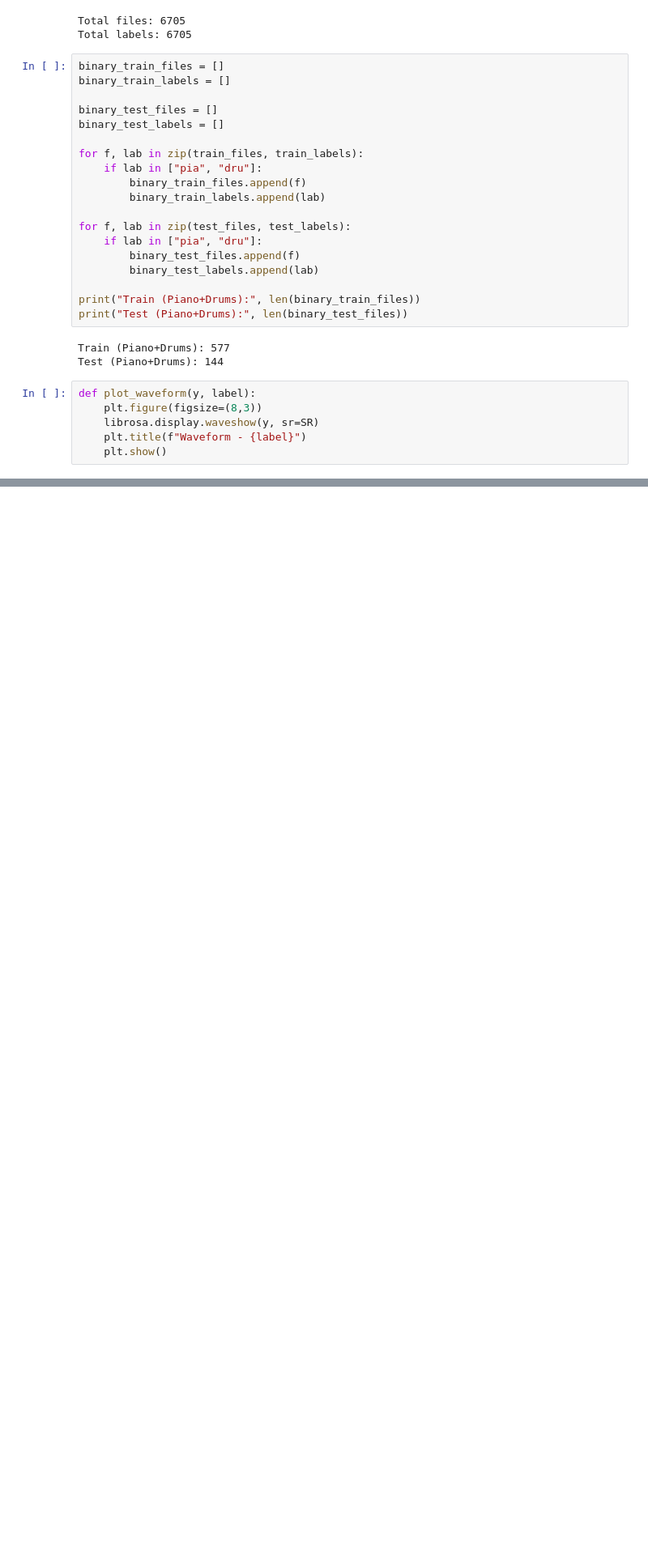
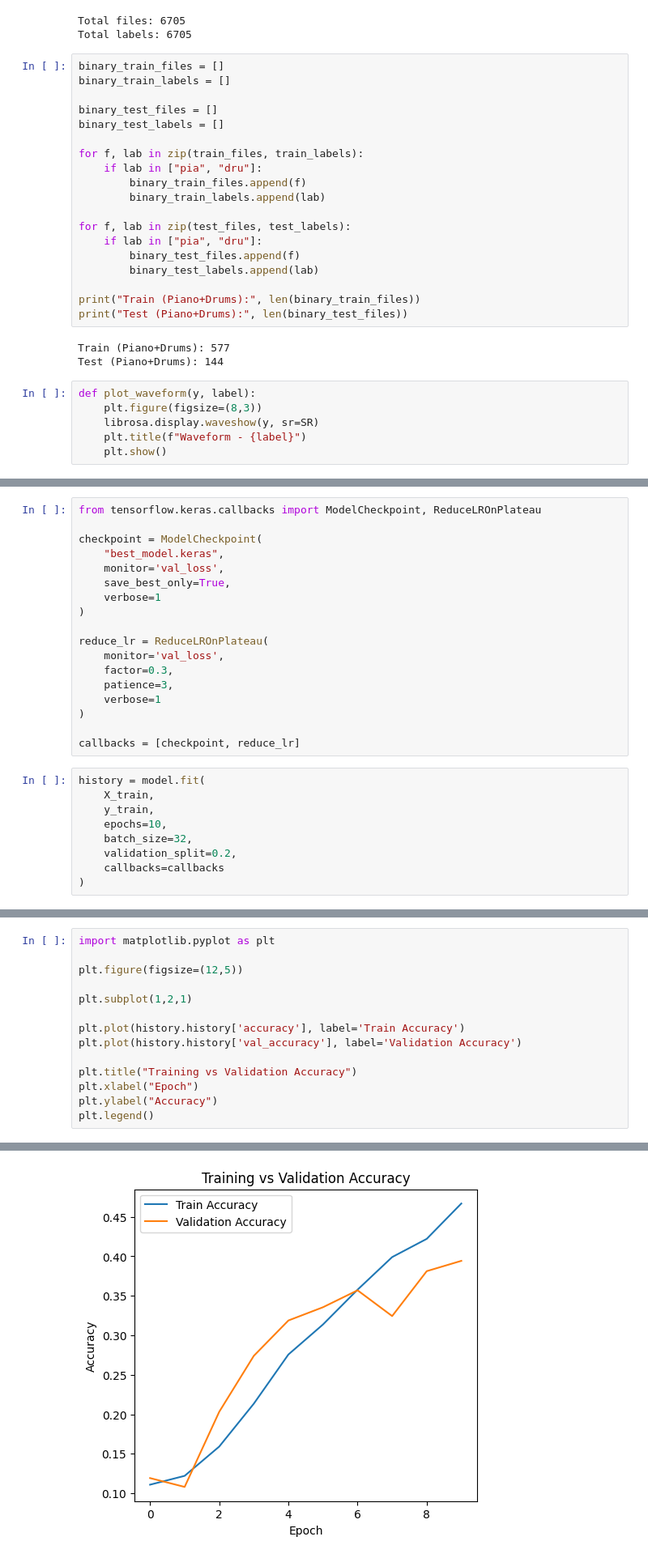
Before and after one commit to springboardmentor1234x-stack/CNN-Music-Instrument-Recognition, a Jupyter notebook: irms.ipynb, the cells around one changed output, grey strips where cells are left out. Shown at 81% size. Saved outputs shown, nothing was run; the diff lists cells and outputs as text; blank space fills up the shorter version.

```diff
--- a/irms.ipynb
+++ b/irms.ipynb
@@ -222,0 +554,27 @@ NameError: name 'preprocess_audio' is not defined
+# %%
+from tensorflow.keras.callbacks import ModelCheckpoint, ReduceLROnPlateau
+
+checkpoint = ModelCheckpoint(
+    "best_model.keras",
+    monitor='val_loss',
+    save_best_only=True,
+    verbose=1
+)
+
+reduce_lr = ReduceLROnPlateau(
+    monitor='val_loss',
+    factor=0.3,
+    patience=3,
+    verbose=1
+)
+
+callbacks = [checkpoint, reduce_lr]
+# %%
+history = model.fit(
+    X_train,
+    y_train,
+    epochs=10,
+    batch_size=32,
+    validation_split=0.2,
+    callbacks=callbacks
+)
@@ -222,0 +608,15 @@ NameError: name 'preprocess_audio' is not defined
+# %%
+import matplotlib.pyplot as plt
+
+plt.figure(figsize=(12,5))
+
+plt.subplot(1,2,1)
+
+plt.plot(history.history['accuracy'], label='Train Accuracy')
+plt.plot(history.history['val_accuracy'], label='Validation Accuracy')
+
+plt.title("Training vs Validation Accuracy")
+plt.xlabel("Epoch")
+plt.ylabel("Accuracy")
+plt.legend()
+# %% [output]
@@ -222,0 +624 @@ NameError: name 'preprocess_audio' is not defined
+[figure, added]
```
Also changed, not shown: parts of 59 cells of this notebook.
